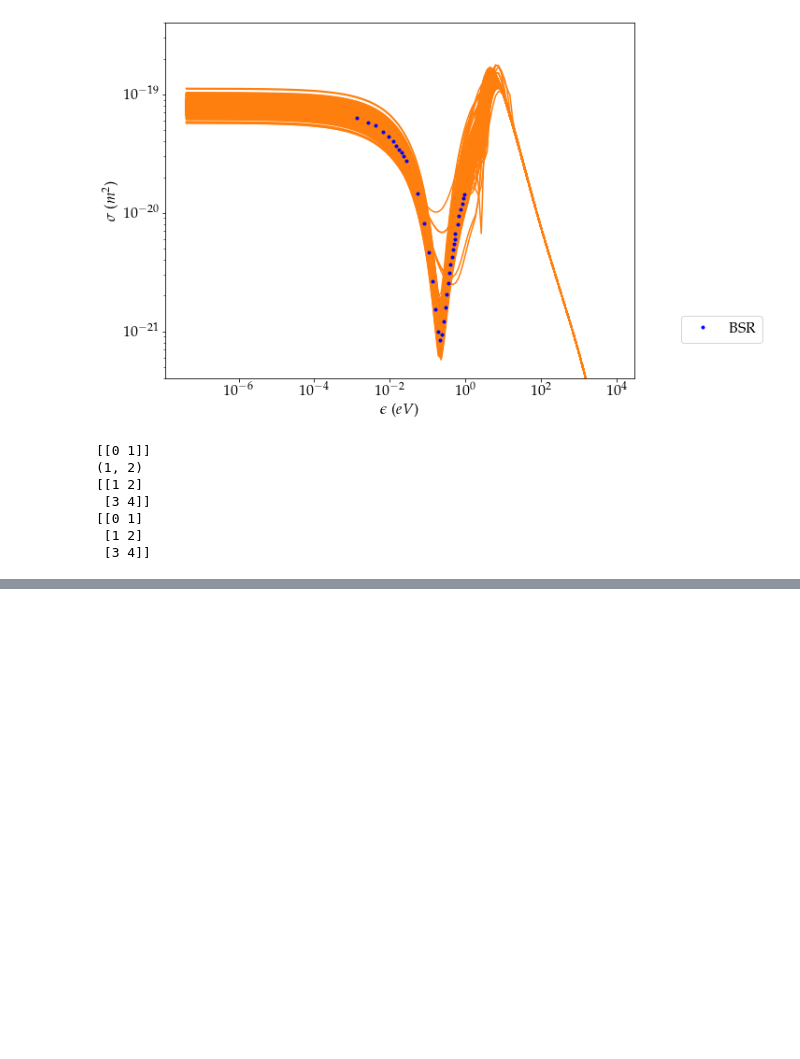
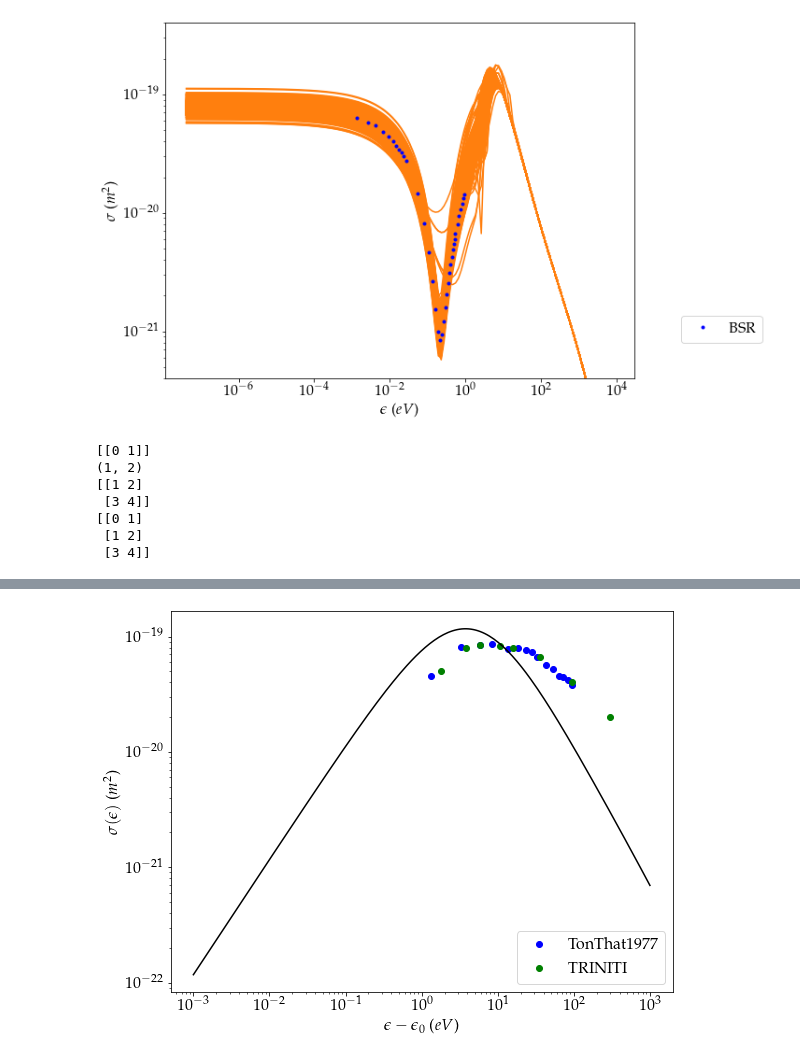
Before and after one commit to dreamer2368/uncertain-crs, a Jupyter notebook: bolsig/crs-exp-Bayes-gpr.ipynb, the cells around one changed output, grey strips where cells are left out. Saved outputs shown, nothing was run; the diff lists cells and outputs as text; code cells hidden in the pictures; blank space fills up the shorter version.

Commit message:
bayesian inference for step-wise ionization. gpr is not used.

```diff
--- a/bolsig/crs-exp-Bayes-gpr.ipynb
+++ b/bolsig/crs-exp-Bayes-gpr.ipynb
@@ -18,11 +18,14 @@ import crossSections as cross
 filename = './crs/BSR.txt'
 BSR = cross.multipleCrossSections(filename)
 
+filename = './crs/TRINITI.txt'
+TRINITI = cross.multipleCrossSections(filename)
+
 # datasets
-datasets = ["Biagi","BSR","Hayashi","IST-Lisbon","Morgan","Phelps","Puech","SIGLO","TRINITI"]
+datasets = ["Biagi","BSR","Hayashi","IST-Lisbon","Morgan","Phelps","Puech","TRINITI","SIGLO"]
 Nsets = len(datasets)
 # %%
-refs = ['Chutjian1981','Buckman1983','Filipovic2000b','Khakoo2004','Tsurubuchi1996','Schappe1994','Li1988','Rapp1965','Straub1995','Wetzel1987','Mielewska2004','Panajotovic1997','Gibson1996','Srivastava1981']
+refs = ['Chutjian1981','Buckman1983','Filipovic2000b','Khakoo2004','Tsurubuchi1996','Schappe1994','Li1988','Rapp1965','Straub1995','Wetzel1987','Mielewska2004','Panajotovic1997','Gibson1996','Srivastava1981','TonThat1977']
 Nrefs = len(refs)
 swarms, idx = [], 0
 for ref in refs:
@@ -2668,0 +2674,78 @@ print(z)
+# %%
+from models import *
+dataType = crs.typeDictS2I['Step-wise Ionization, 1+']
+deltaE = E_ion[0] - E_ext[0]
+threshold = np.floor(10*deltaE)/10.0
+print(deltaE)
+
+targetrefs = []
+
+W = []
+for k, swarm in enumerate(swarms):
+    if dataType in swarm.datasets:
+        targetrefs += [refs[k]]
+        print(swarm.ref)
+        temp = np.copy(swarm.datasets[dataType].data)
+        temp[:,2] = temp[:,1] * 0.18
+        print(temp[0,0])
+        W += [temp]
+
+# Include TRINITI dataset, except the first entry (excitation level).
+for c in TRINITI.crs:
+    if ((c.colType==3) and (c.deltaE>=threshold) and (c.deltaE<=threshold+0.1)):
+        targetrefs += ['TRINITI']
+        temp = np.copy(c.data[1:,:])
+        error = temp[:,1][...,None] * 0.18
+        temp = np.append( temp, error, axis=1)
+        print(c.deltaE)
+        W += [temp]
+
+# mask = W[:,0] - E_ext[3] < 15.0
+# W = W[mask,:]
+# W = [W[-3]]
+
+theta_ref = np.array([-1, 10, 10])
+Etest = np.linspace(-3.,3.,200)
+Etest = 10.0 ** Etest + deltaE
+model0 = total_Ion_BED(theta_ref,Etest, deltaE)
+mask = model0 > 1.0e-25
+# Etest = Etest[mask]
+# model0 = model0[mask]
+
+plt.rcParams.update({
+    "text.usetex": True,
+    "font.family": "serif",
+    "font.serif": ["Palatino"],
+    "font.size": 16,
+})
+
+plt.figure(1)
+for k, Wk in enumerate(W):
+#     plt.errorbar(Wk[:,0]-deltaE,Wk[:,1],yerr=Wk[:,2],fmt='.',color=colors[k],label=targetrefs[k])
+    plt.loglog(Wk[:,0]-deltaE,Wk[:,1],'o',color=colors[k],label=targetrefs[k])
+plt.loglog(Etest - deltaE,model0,'-k')
+plt.xscale('log')
+plt.yscale('log')
+plt.xlabel('$\epsilon - \epsilon_0$ ($eV$)')
+plt.ylabel('$\sigma(\epsilon)$ ($m^2$)')
+
+# h = []
+# for k, dataset in enumerate(datasets[:-2]):
+#     if ((dataset=="Phelps") or (dataset=="Morgan")): continue
+#     filename = "./crs/%s.txt" % dataset
+#     tmp = cross.multipleCrossSections(filename)
+
+#     for c in tmp.crs:
+#         if ((c.colType==2) and (c.deltaE<11.6)):
+# #         if ((c.colType==2) and (c.deltaE>11.8) and (c.deltaE<11.9)):
+#             targetmf = np.copy(c.data[1:,:])
+#             plt.loglog(targetmf[:,0] - E_ext[level-1],targetmf[:,1],'-')
+#             h += [dataset]
+# plt.title('Excitation 11.55eV')
+plt.legend(loc="lower right")
+fig = plt.gcf()
+fig.set_size_inches(9, 7)
+plt.show()
+# fig.savefig("./dataset1.pdf", dpi=600)
+# plt.savefig('./ionization.png',dpi=1200)
+# %% [output]
@@ -2668,0 +2756 @@ print(z)
+[figure, added]
```
Also changed, not shown: parts of 11 cells of this notebook, 5 other files.
